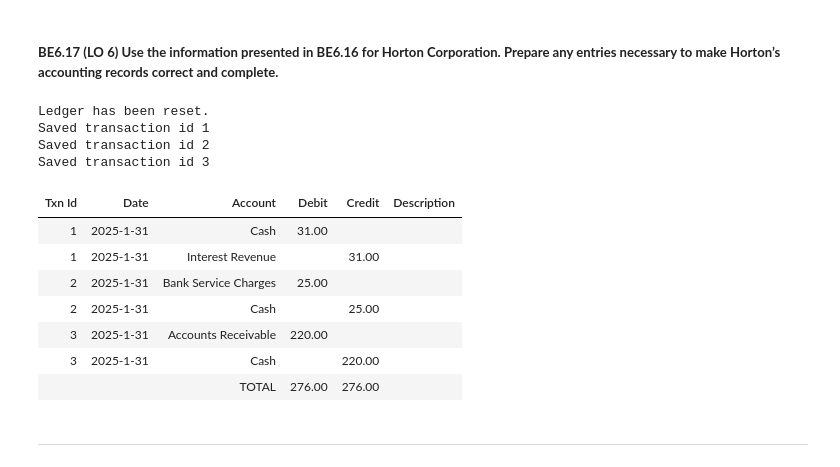
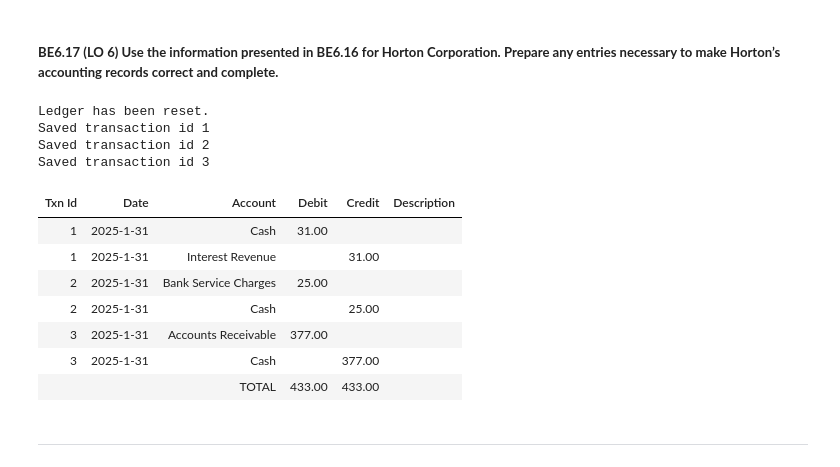
Before and after one commit to ekmartinez/Accounting, a Jupyter notebook: 02_Cash_And_Receivables/02_Cash_And_Receivables_Brief_Exercises.ipynb, the cells around one changed output. Drawn from its saved outputs; the diff is of its cells as text; code cells hidden in the pictures.

```diff
--- a/02_Cash_And_Receivables/02_Cash_And_Receivables_Brief_Exercises.ipynb
+++ b/02_Cash_And_Receivables/02_Cash_And_Receivables_Brief_Exercises.ipynb
@@ -751,38 +738,38 @@ horton.add_entry(
         {"date": "2025-1-31", "account": "Cash", "debit": 31, "credit": 0},
         {"date": "2025-1-31", "account": "Interest Revenue", "debit": 0, "credit": 31},
     ],
     description="",
 )
 
 horton.add_entry(
     [
         {"date": "2025-1-31", "account": "Bank Service Charges", "debit": 25, "credit": 0},
         {"date": "2025-1-31", "account": "Cash", "debit": 0, "credit": 25},
     ],
     description="",
 )
 
 horton.add_entry(
     [
-        {"date": "2025-1-31", "account": "Accounts Receivable", "debit": 220, "credit": 0},
-        {"date": "2025-1-31", "account": "Cash", "debit": 0, "credit": 220},
+        {"date": "2025-1-31", "account": "Accounts Receivable", "debit": 377, "credit": 0},
+        {"date": "2025-1-31", "account": "Cash", "debit": 0, "credit": 377},
     ],
     description="",
 )
 display(HTML(format_ledger_table(horton).to_html(index=False)))
 # %% [output]
 Ledger has been reset.
 Saved transaction id 1
 Saved transaction id 2
 Saved transaction id 3
 | Txn Id | Date | Account | Debit | Credit | Description |
 | 1 | 2025-1-31 | Cash | 31.00 |  |  |
 | 1 | 2025-1-31 | Interest Revenue |  | 31.00 |  |
 | 2 | 2025-1-31 | Bank Service Charges | 25.00 |  |  |
 | 2 | 2025-1-31 | Cash |  | 25.00 |  |
-| 3 | 2025-1-31 | Accounts Receivable | 220.00 |  |  |
-| 3 | 2025-1-31 | Cash |  | 220.00 |  |
-|  |  | TOTAL | 276.00 | 276.00 |  |
+| 3 | 2025-1-31 | Accounts Receivable | 377.00 |  |  |
+| 3 | 2025-1-31 | Cash |  | 377.00 |  |
+|  |  | TOTAL | 433.00 | 433.00 |  |
 # %% [markdown]
 ---
 # %% [markdown]
```
Also changed, not shown: parts of 2 cells of this notebook.
